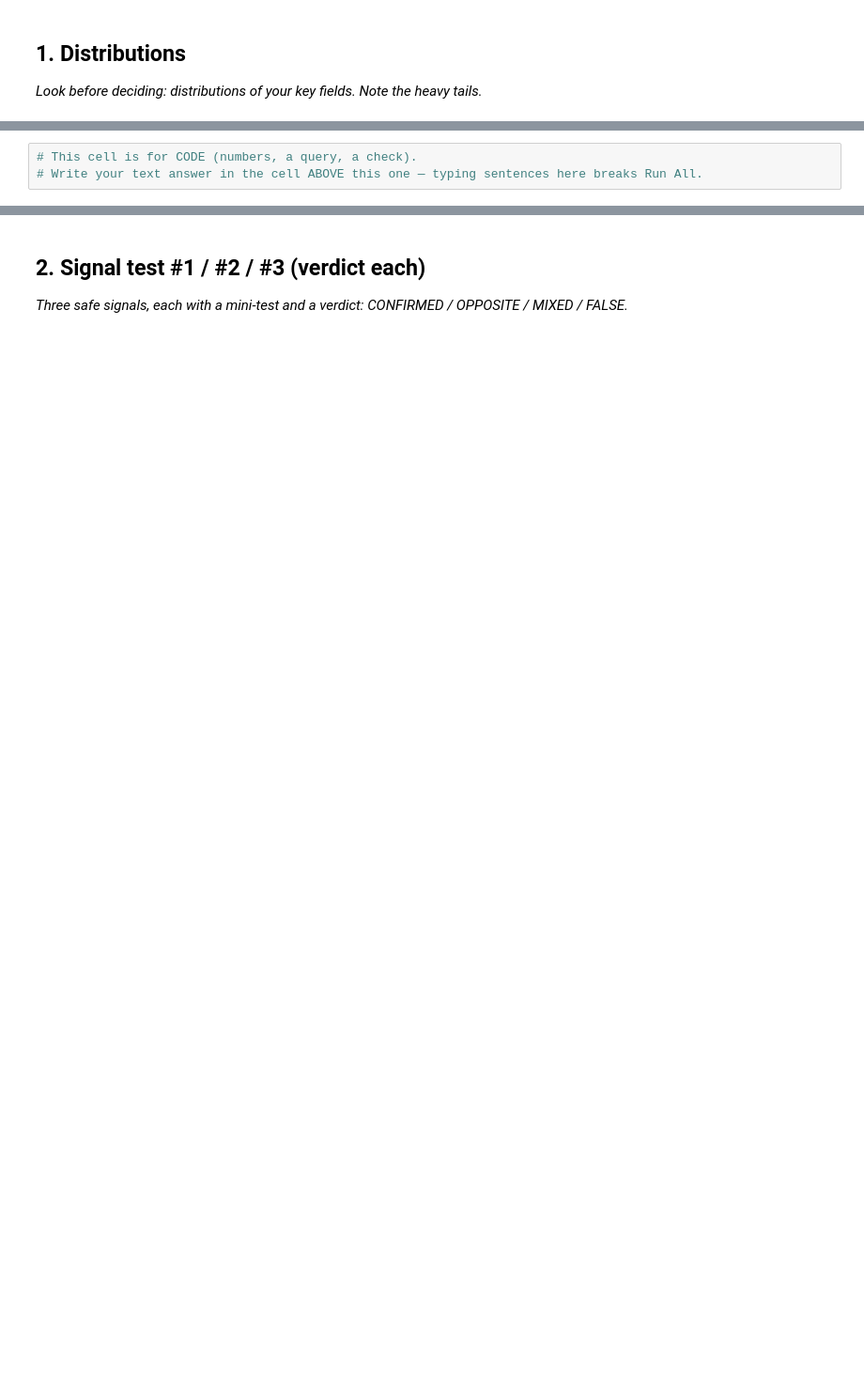
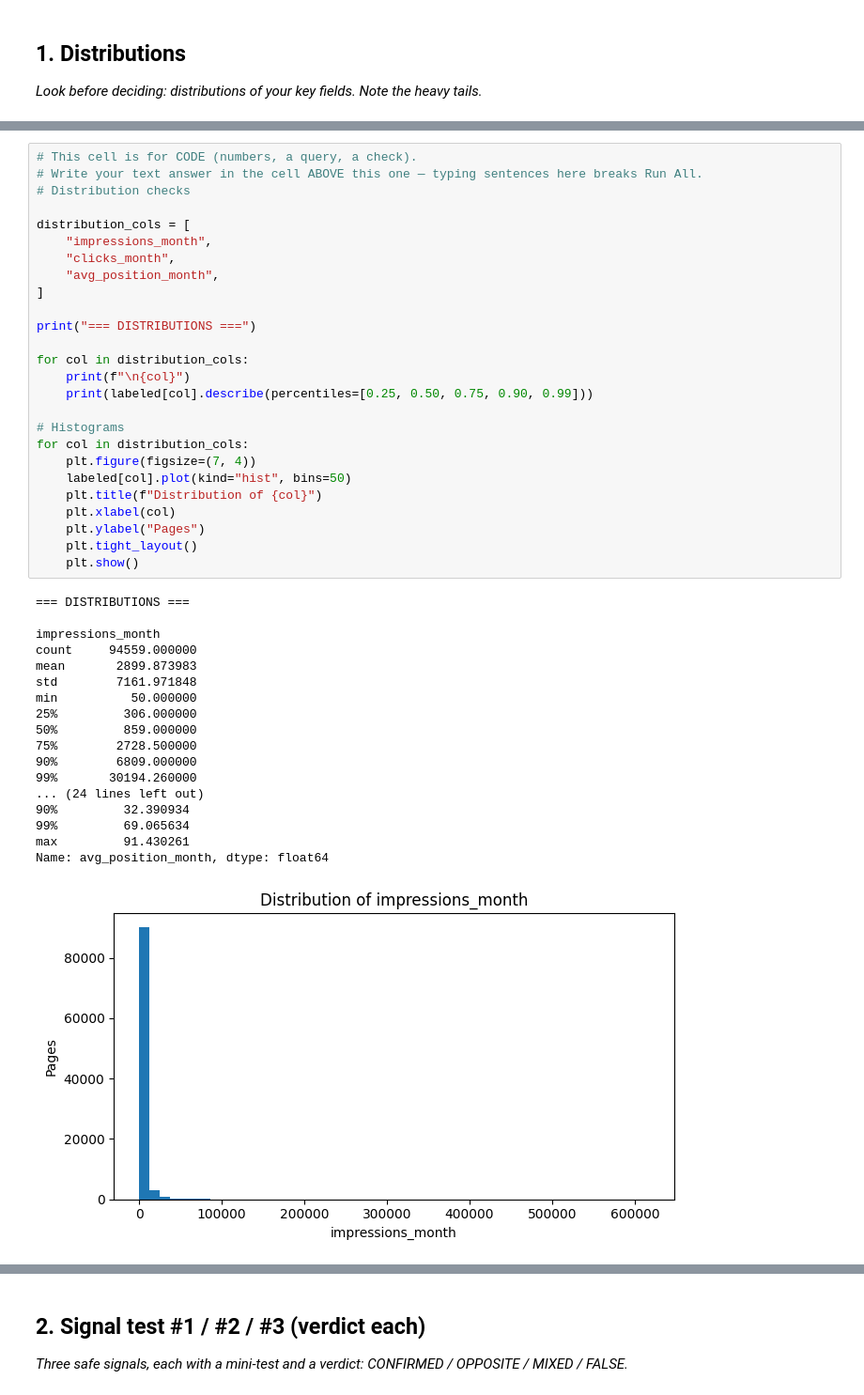
Before and after one commit to MohamedKroush/Flyrank-ML1, a Jupyter notebook: work/notebooks/w04_signal_audit.ipynb, the cells around one changed output, grey strips where cells are left out. Shown at 94% size. Drawn from its saved outputs; the diff is of its cells as text; blank space fills up the shorter version.

```diff
--- a/work/notebooks/w04_signal_audit.ipynb
+++ b/work/notebooks/w04_signal_audit.ipynb
@@ -13,3 +106,45 @@ This skeleton is yours to fill. Work the sections **in order** — each one has
 # %%
 # This cell is for CODE (numbers, a query, a check).
 # Write your text answer in the cell ABOVE this one — typing sentences here breaks Run All.
+# Distribution checks
+
+distribution_cols = [
+    "impressions_month",
+    "clicks_month",
+    "avg_position_month",
+]
+
+print("=== DISTRIBUTIONS ===")
+
+for col in distribution_cols:
+    print(f"\n{col}")
+    print(labeled[col].describe(percentiles=[0.25, 0.50, 0.75, 0.90, 0.99]))
+
+# Histograms
+for col in distribution_cols:
+    plt.figure(figsize=(7, 4))
+    labeled[col].plot(kind="hist", bins=50)
+    plt.title(f"Distribution of {col}")
+    plt.xlabel(col)
+    plt.ylabel("Pages")
+    plt.tight_layout()
+    plt.show()
+# %% [output]
+=== DISTRIBUTIONS ===
+
+impressions_month
+count     94559.000000
+mean       2899.873983
+std        7161.971848
+min          50.000000
+25%         306.000000
+50%         859.000000
+75%        2728.500000
+90%        6809.000000
+99%       30194.260000
+... (24 lines left out)
+90%         32.390934
+99%         69.065634
+max         91.430261
+Name: avg_position_month, dtype: float64
+[figure, added]
```
Also changed, not shown: parts of 11 cells of this notebook.
